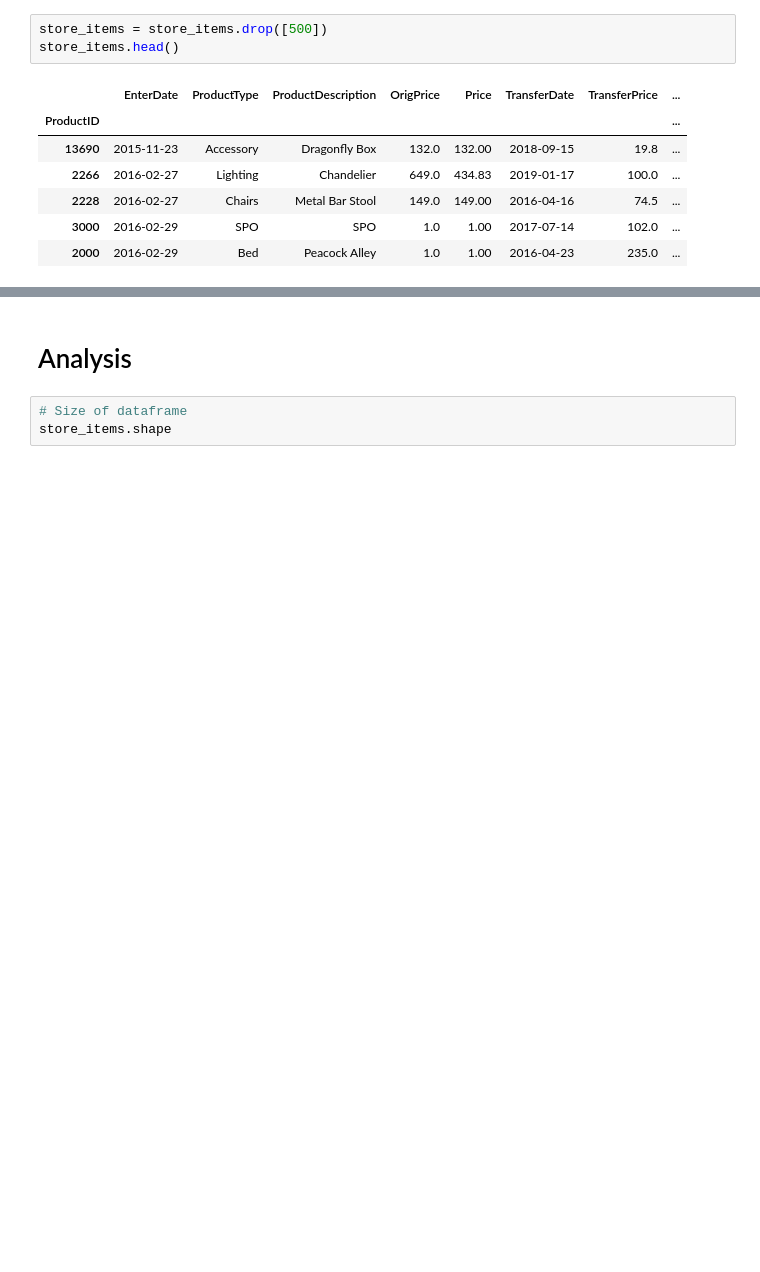
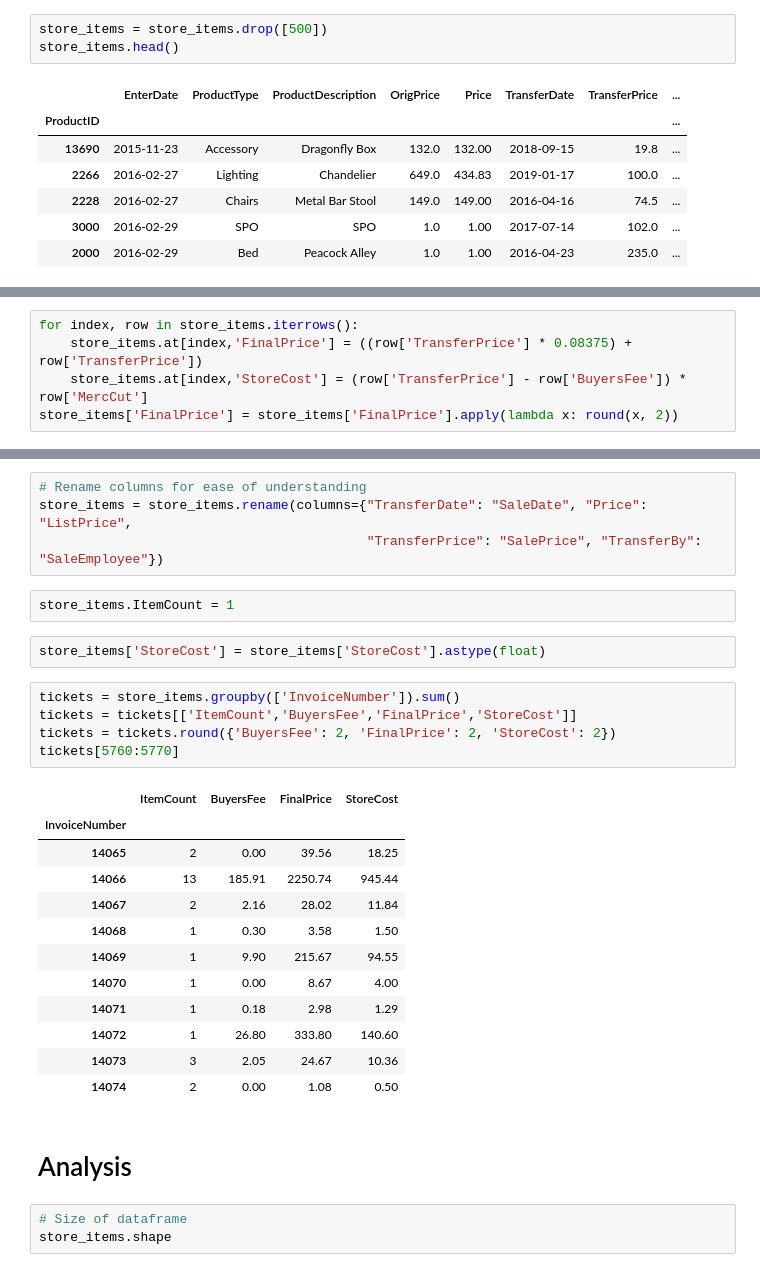
Before and after one commit to zachcornelison/K-N-Sales-Analytics, a Jupyter notebook: KN-Analytics-Merchandise.ipynb, the cells around one changed output, grey strips where cells are left out. Saved outputs shown, nothing was run; the diff lists cells and outputs as text; blank space fills up the shorter version.

```diff
--- a/KN-Analytics-Merchandise.ipynb
+++ b/KN-Analytics-Merchandise.ipynb
@@ -837,0 +851,5 @@ store_items.head()
+# %%
+for index, row in store_items.iterrows():
+    store_items.at[index,'FinalPrice'] = ((row['TransferPrice'] * 0.08375) + row['TransferPrice'])
+    store_items.at[index,'StoreCost'] = (row['TransferPrice'] - row['BuyersFee']) * row['MercCut']
+store_items['FinalPrice'] = store_items['FinalPrice'].apply(lambda x: round(x, 2))
@@ -838,3 +866,29 @@ store_items.head()
+# %%
+# Rename columns for ease of understanding
+store_items = store_items.rename(columns={"TransferDate": "SaleDate", "Price": "ListPrice",
+                                          "TransferPrice": "SalePrice", "TransferBy": "SaleEmployee"})
+# %%
+store_items.ItemCount = 1
+# %%
+store_items['StoreCost'] = store_items['StoreCost'].astype(float)
+# %%
+tickets = store_items.groupby(['InvoiceNumber']).sum()
+tickets = tickets[['ItemCount','BuyersFee','FinalPrice','StoreCost']]
+tickets = tickets.round({'BuyersFee': 2, 'FinalPrice': 2, 'StoreCost': 2})
+tickets[5760:5770]
+# %% [output]
+|  | ItemCount | BuyersFee | FinalPrice | StoreCost |
+| InvoiceNumber |  |  |  |  |
+| 14065 | 2 | 0.00 | 39.56 | 18.25 |
+| 14066 | 13 | 185.91 | 2250.74 | 945.44 |
+| 14067 | 2 | 2.16 | 28.02 | 11.84 |
+| 14068 | 1 | 0.30 | 3.58 | 1.50 |
+| 14069 | 1 | 9.90 | 215.67 | 94.55 |
+| 14070 | 1 | 0.00 | 8.67 | 4.00 |
+| 14071 | 1 | 0.18 | 2.98 | 1.29 |
+| 14072 | 1 | 26.80 | 333.80 | 140.60 |
+| 14073 | 3 | 2.05 | 24.67 | 10.36 |
+| 14074 | 2 | 0.00 | 1.08 | 0.50 |
 # %% [markdown]
 # Analysis
 # %%
```
Also changed, not shown: parts of 34 cells of this notebook.
